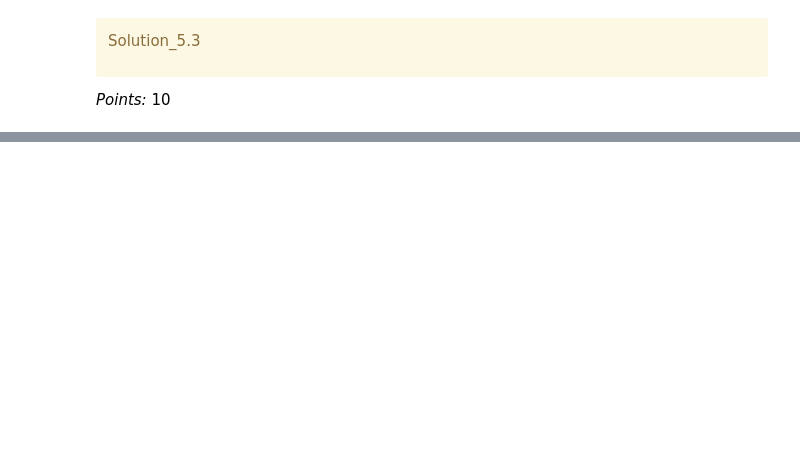
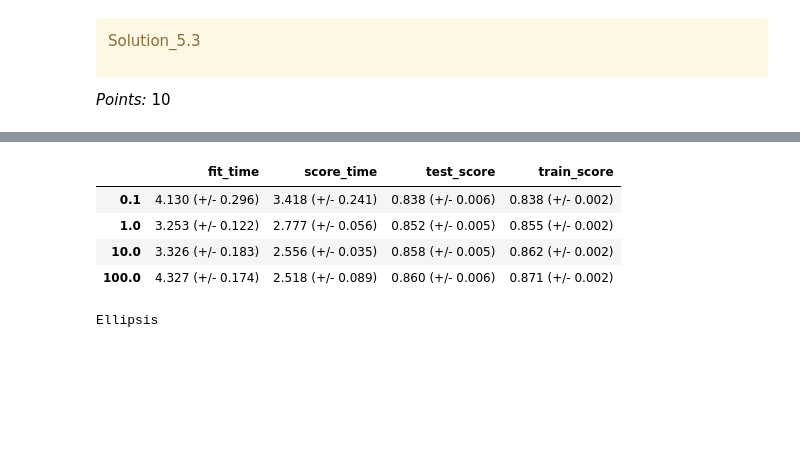
Before and after one commit to jjessieshang/hw3, a Jupyter notebook: hw3.ipynb, the cells around one changed output, grey strips where cells are left out. Saved outputs shown, nothing was run; the diff lists cells and outputs as text; code cells hidden in the pictures; blank space fills up the shorter version.

```diff
--- a/hw3.ipynb
+++ b/hw3.ipynb
@@ -834,3 +853,18 @@ Ellipsis
+# %%
+results_df = pd.DataFrame.from_dict(results, orient="index")
+results_df
+# %% [output]
+|  | fit_time | score_time | test_score | train_score |
+| 0.1 | 4.130 (+/- 0.296) | 3.418 (+/- 0.241) | 0.838 (+/- 0.006) | 0.838 (+/- 0.002) |
+| 1.0 | 3.253 (+/- 0.122) | 2.777 (+/- 0.056) | 0.852 (+/- 0.005) | 0.855 (+/- 0.002) |
+| 10.0 | 3.326 (+/- 0.183) | 2.556 (+/- 0.035) | 0.858 (+/- 0.005) | 0.862 (+/- 0.002) |
+| 100.0 | 4.327 (+/- 0.174) | 2.518 (+/- 0.089) | 0.860 (+/- 0.006) | 0.871 (+/- 0.002) |
+# %%
+best_C = 100.0
+
+...
+# %% [output]
+Ellipsis
 # %% [markdown]
 <!-- END QUESTION -->
 
```
Also changed, not shown: parts of 18 cells of this notebook, 1 other file.
